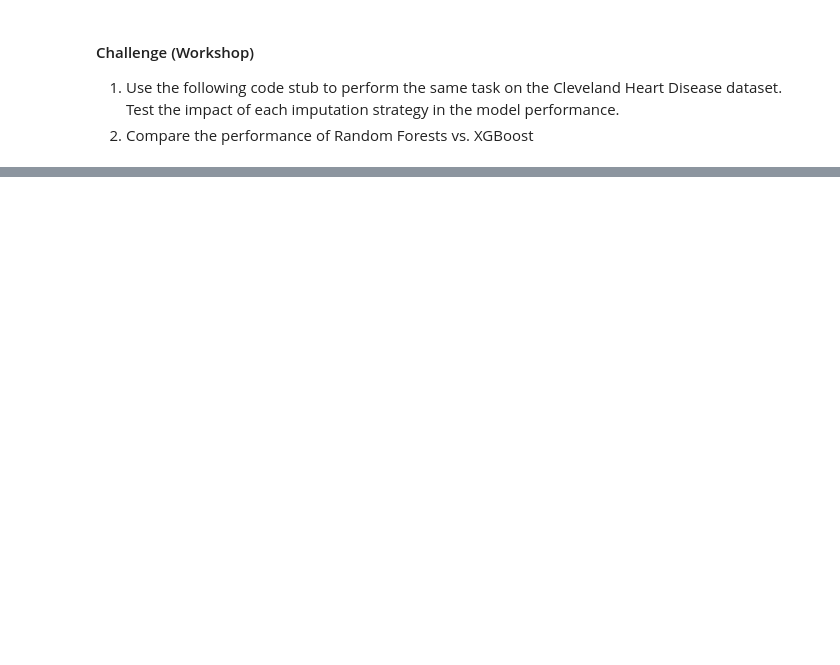
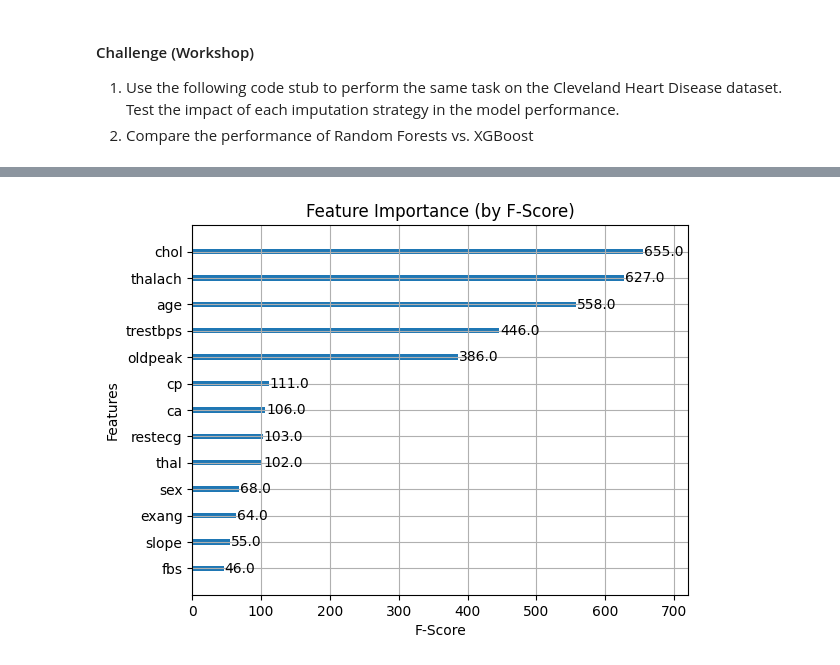
Before and after one commit to AGGE82/Taller-3-ML1, a Jupyter notebook: data_prep.ipynb, the cells around one changed output, grey strips where cells are left out. Saved outputs shown, nothing was run; the diff lists cells and outputs as text; code cells hidden in the pictures; blank space fills up the shorter version.

```diff
--- a/data_prep.ipynb
+++ b/data_prep.ipynb
@@ -202,0 +465,12 @@ df = pd.read_csv(url, names=columns, na_values='?')
+# %%
+model = XGBClassifier(
+    objective='binary:logistic',
+    eval_metric='logloss',
+    use_label_encoder=False,
+    max_depth=4,
+    learning_rate=0.3,
+    n_estimators=100,
+    random_state=42
+)
+
+model.fit(X_train, y_train)
@@ -202,0 +527,6 @@ df = pd.read_csv(url, names=columns, na_values='?')
+# %%
+plot_importance(model, importance_type='weight', xlabel='F-Score')
+plt.title("Feature Importance (by F-Score)")
+plt.show()
+# %% [output]
+[figure, added]
```
Also changed, not shown: parts of 14 cells of this notebook.
